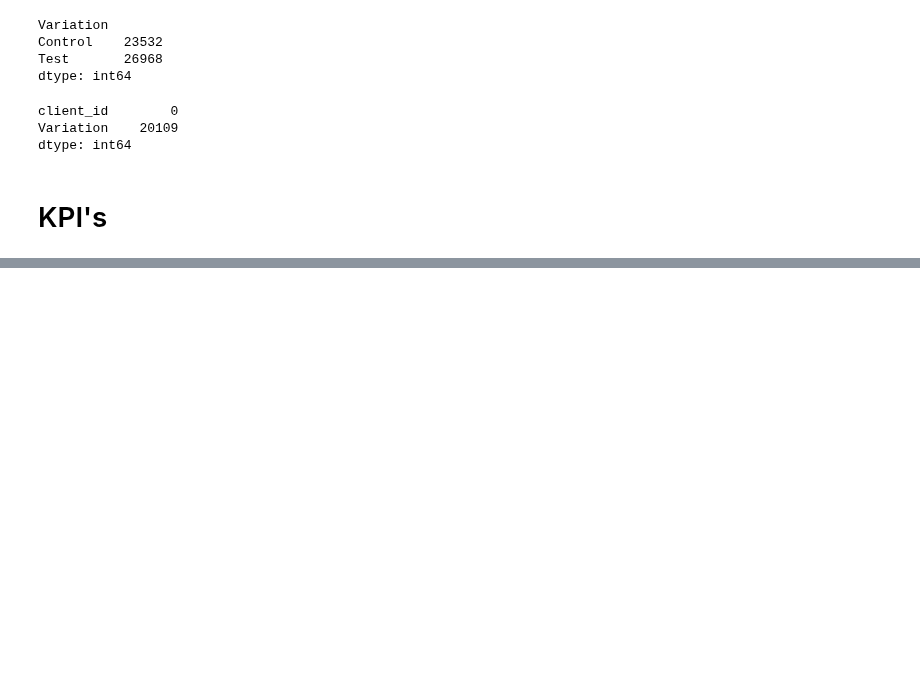
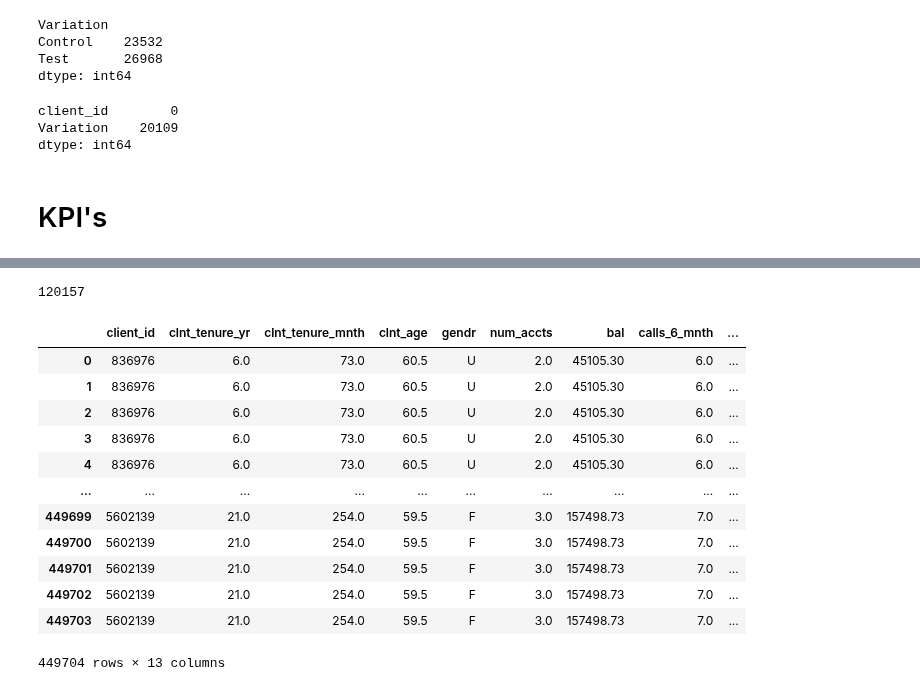
Before and after one commit to Josepdmo/PROJECT2, a Jupyter notebook: EXPLORATORY.ipynb, the cells around one changed output, grey strips where cells are left out. Saved outputs shown, nothing was run; the diff lists cells and outputs as text; code cells hidden in the pictures; blank space fills up the shorter version.

```diff
--- a/EXPLORATORY.ipynb
+++ b/EXPLORATORY.ipynb
@@ -425,0 +464,22 @@ dtype: int64
+# %%
+df['client_id'].nunique()
+# %% [output]
+120157
+# %%
+#merge the dataframes
+df_final_clients = pd.merge(df_final_demo, df, df on="client_id", how='inner')
+df_final_clients
+# %% [output]
+|  | client_id | clnt_tenure_yr | clnt_tenure_mnth | clnt_age | gendr | num_accts | bal | calls_6_mnth | ... |
+| 0 | 836976 | 6.0 | 73.0 | 60.5 | U | 2.0 | 45105.30 | 6.0 | ... |
+| 1 | 836976 | 6.0 | 73.0 | 60.5 | U | 2.0 | 45105.30 | 6.0 | ... |
+| 2 | 836976 | 6.0 | 73.0 | 60.5 | U | 2.0 | 45105.30 | 6.0 | ... |
+| 3 | 836976 | 6.0 | 73.0 | 60.5 | U | 2.0 | 45105.30 | 6.0 | ... |
+| 4 | 836976 | 6.0 | 73.0 | 60.5 | U | 2.0 | 45105.30 | 6.0 | ... |
+| ... | ... | ... | ... | ... | ... | ... | ... | ... | ... |
+| 449699 | 5602139 | 21.0 | 254.0 | 59.5 | F | 3.0 | 157498.73 | 7.0 | ... |
+| 449700 | 5602139 | 21.0 | 254.0 | 59.5 | F | 3.0 | 157498.73 | 7.0 | ... |
+| 449701 | 5602139 | 21.0 | 254.0 | 59.5 | F | 3.0 | 157498.73 | 7.0 | ... |
+| 449702 | 5602139 | 21.0 | 254.0 | 59.5 | F | 3.0 | 157498.73 | 7.0 | ... |
+| 449703 | 5602139 | 21.0 | 254.0 | 59.5 | F | 3.0 | 157498.73 | 7.0 | ... |
+449704 rows × 13 columns
```
Also changed, not shown: parts of 10 cells of this notebook.
